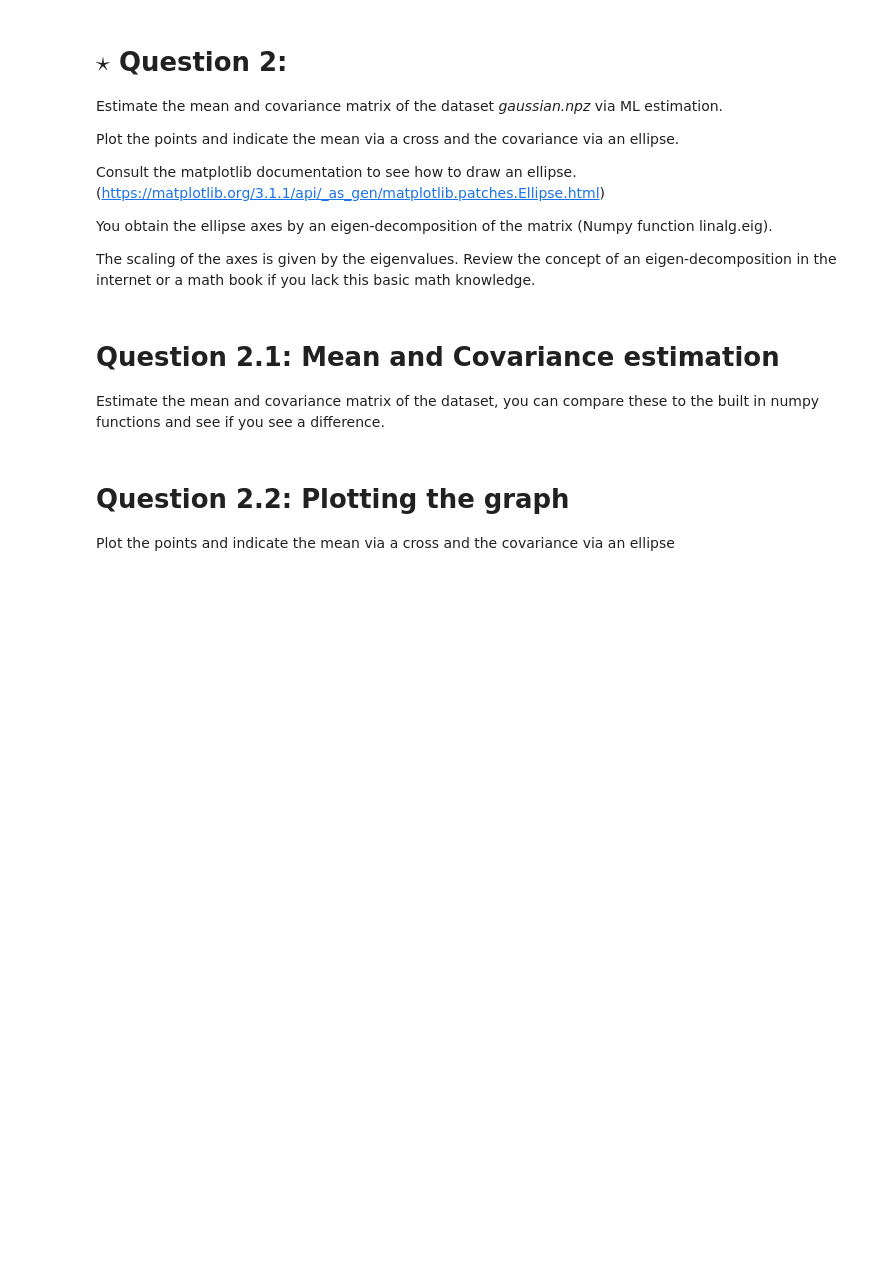
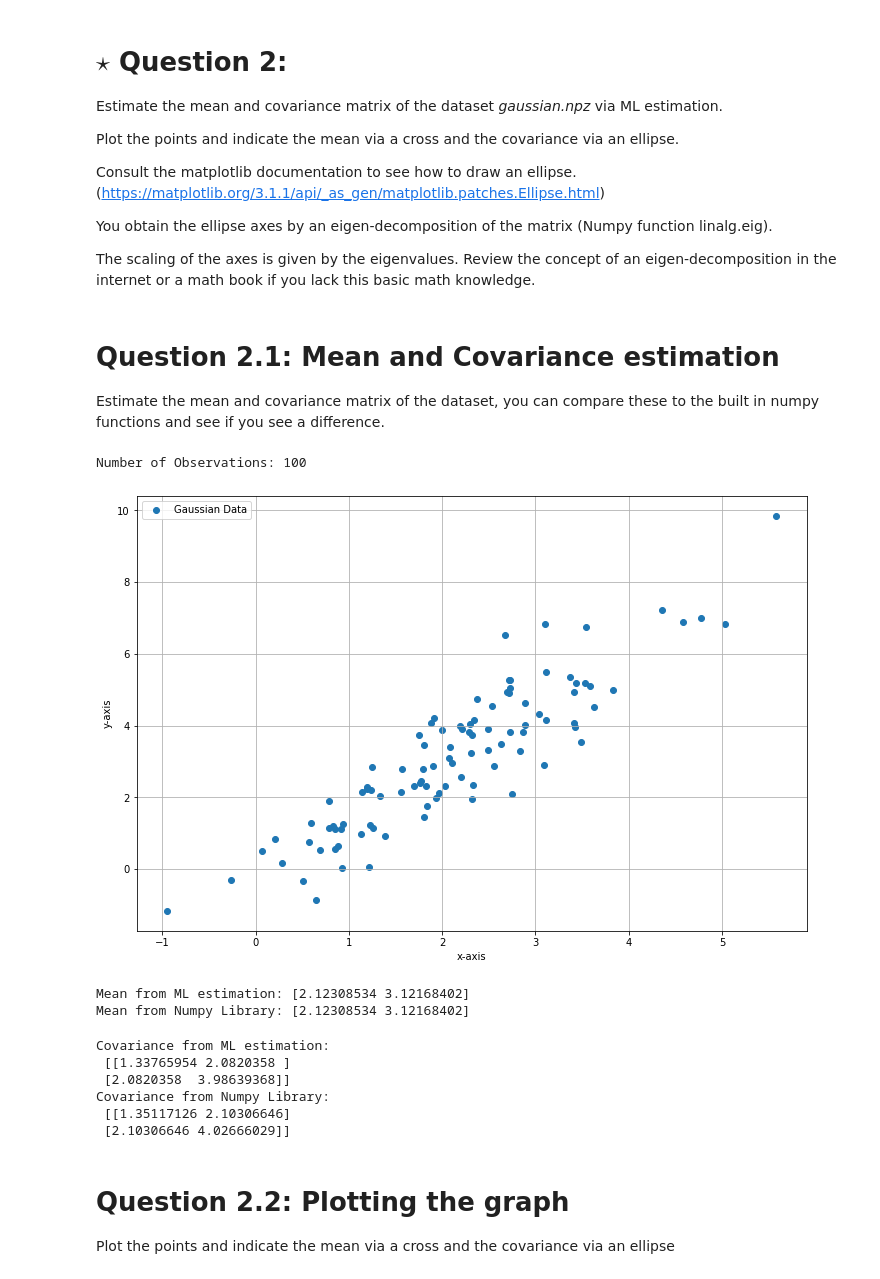
Before and after one commit to tintindas/spr-exercises, a Jupyter notebook: templates/ex2.ipynb, the cells around one changed output. Cells and saved outputs as stored; diff of their text form; code cells hidden in the pictures; blank space fills up the shorter version.

```diff
--- a/templates/ex2.ipynb
+++ b/templates/ex2.ipynb
@@ -22,6 +22,48 @@ internet or a math book if you lack this basic math knowledge.
 # %% [markdown]
 # Question 2.1: Mean and Covariance estimation
 Estimate the mean and covariance matrix of the dataset, you can compare these to the built in numpy functions and see if you see a difference.
+# %%
+gaussian = np.load("/Users/tintin/Documents/ALU/ss_2022/statistical_pattern_recognition/spr-exercises/data/gaussian.npz")["arr_0"]
+N = gaussian.shape[0]
+print(f"Number of Observations: {N}")
+# %% [output]
+Number of Observations: 100
+# %%
+plt.figure(figsize=(12, 8))
+plt.scatter(gaussian[:, 0], gaussian[:, 1], label="Gaussian Data")
+plt.xlabel("x-axis")
+plt.ylabel("y-axis")
+plt.grid()
+plt.legend()
+plt.show()
+# %% [output]
+[figure, added]
+# %%
+# Mean via ML estimation
+mu_ml = np.sum(gaussian, axis=0) / N
+# Mean via numpy
+mu_np = np.mean(gaussian, axis=0)
+
+print(f"Mean from ML estimation: {mu_ml}")
+print(f"Mean from Numpy Library: {mu_np}")
+# %% [output]
+Mean from ML estimation: [2.12308534 3.12168402]
+Mean from Numpy Library: [2.12308534 3.12168402]
+# %%
+# Covariance via ML estimation
+cov_ml = (1 / N) * np.matmul((gaussian - mu_ml).T, (gaussian - mu_ml))
+# Covariance via Numpy
+cov_np = np.cov(gaussian.T)
+
+print(f"Covariance from ML estimation: \n {cov_ml}")
+print(f"Covariance from Numpy Library: \n {cov_np}")
+# %% [output]
+Covariance from ML estimation:
+ [[1.33765954 2.0820358 ]
+ [2.0820358  3.98639368]]
+Covariance from Numpy Library:
+ [[1.35117126 2.10306646]
+ [2.10306646 4.02666029]]
 # %% [markdown]
 # Question 2.2: Plotting the graph
 Plot the points and indicate the mean via a cross and the covariance via an
```
Also changed, not shown: parts of 9 cells of this notebook, 1 other file.
